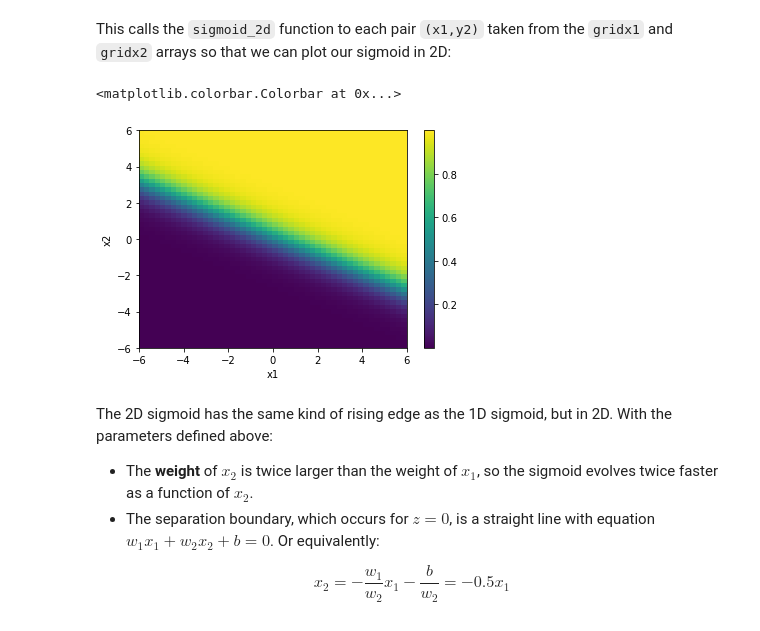
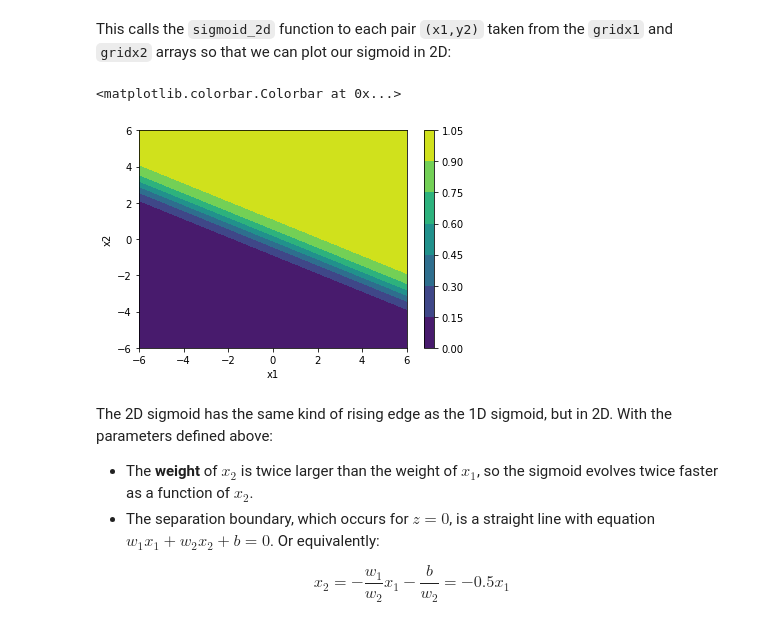
Before and after one commit to maalvarezl/MLAI, a Jupyter notebook: Labs/Lab 6 - Logistic regression & pytorch for DL.ipynb, the cells around one changed output. Drawn from its saved outputs; the diff is of its cells as text; code cells hidden in the pictures.

Commit message:
change pcolor to contourf

```diff
--- a/Labs/Lab 6 - Logistic regression & pytorch for DL.ipynb
+++ b/Labs/Lab 6 - Logistic regression & pytorch for DL.ipynb
@@ -217,13 +217,13 @@ z.shape
 # %% [markdown]
 This calls the `sigmoid_2d` function to each pair `(x1,y2)` taken from the `gridx1` and `gridx2` arrays so that we can plot our sigmoid in 2D:
 # %%
-plt.pcolor(gridx1, gridx2, z)
+plt.contourf(gridx1, gridx2, z)
 plt.xlabel('x1')
 plt.ylabel('x2')
 plt.colorbar()
 # %% [output]
 <matplotlib.colorbar.Colorbar at 0x...>
-[figure, old version]
+[figure, new version]
 # %% [markdown]
 The 2D sigmoid has the same kind of rising edge as the 1D sigmoid, but in 2D.
 With the parameters defined above:
```
Also changed, not shown: parts of 5 cells of this notebook.
